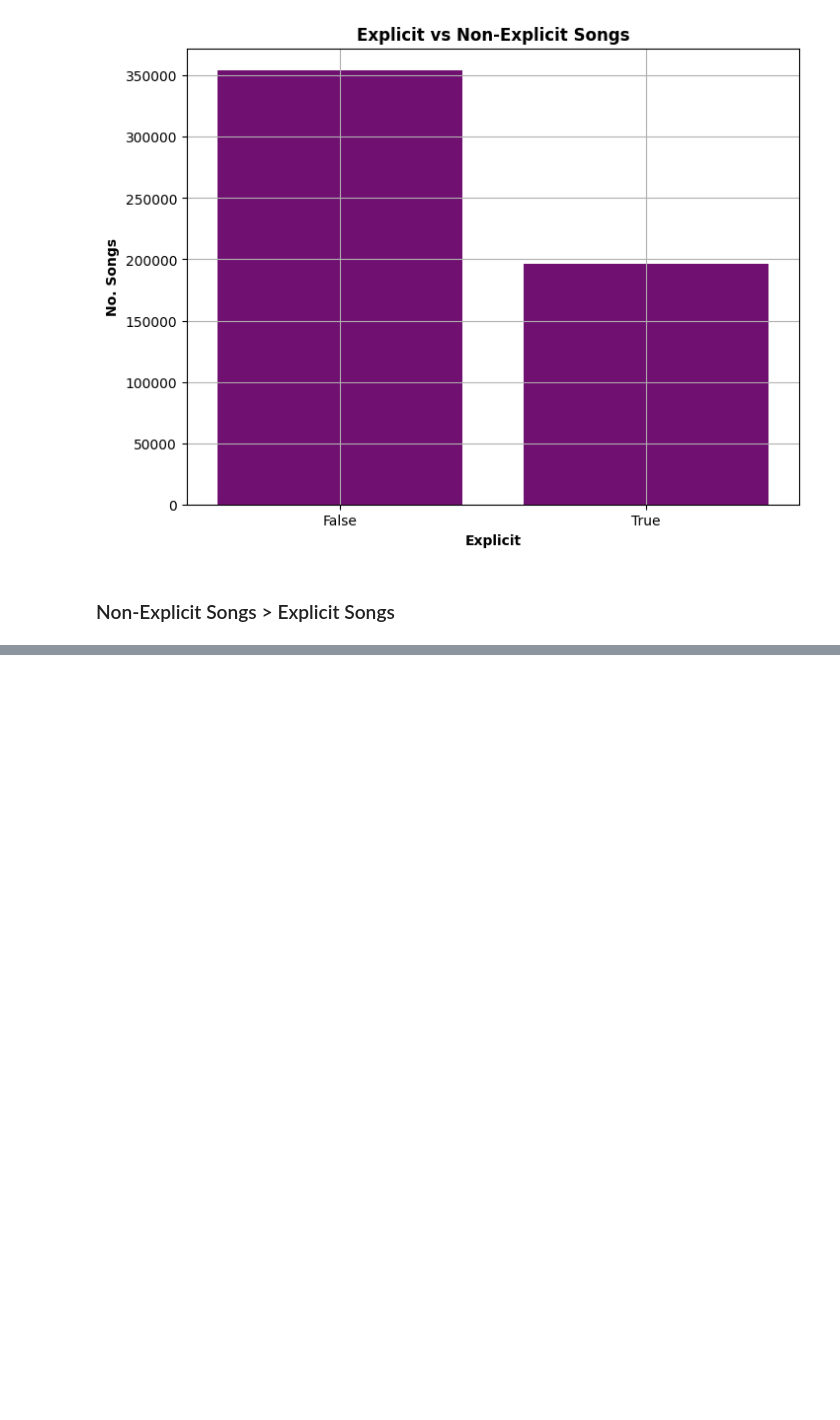
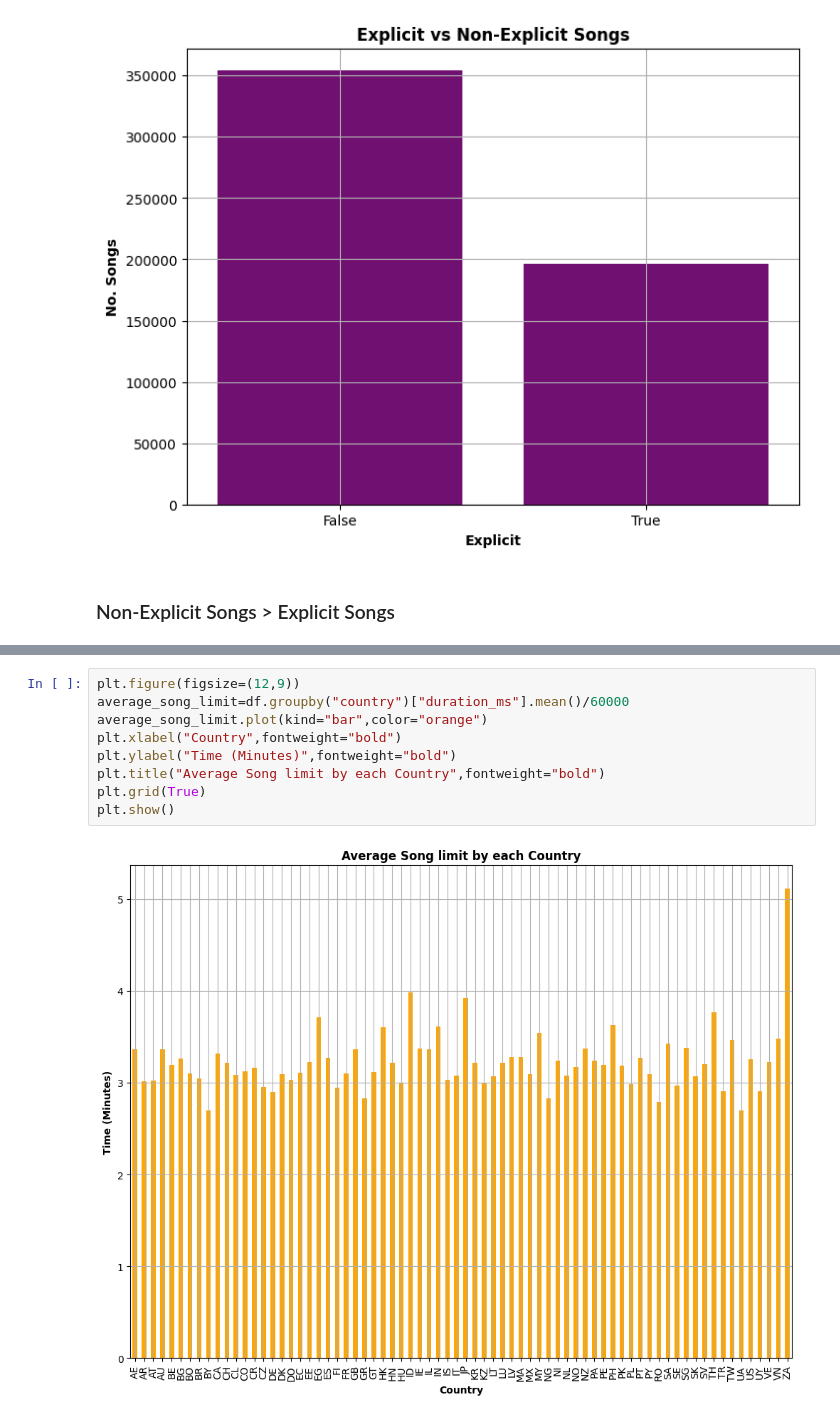
Before and after one commit to ayushsiloiya619/Spotify-Song-Analysis, a Jupyter notebook: Spotify_Analysis.ipynb, the cells around one changed output, grey strips where cells are left out. Cells and saved outputs as stored; diff of their text form; blank space fills up the shorter version.

```diff
--- a/Spotify_Analysis.ipynb
+++ b/Spotify_Analysis.ipynb
@@ -359,0 +360,11 @@ plt.show()
+# %%
+plt.figure(figsize=(12,9))
+average_song_limit=df.groupby("country")["duration_ms"].mean()/60000
+average_song_limit.plot(kind="bar",color="orange")
+plt.xlabel("Country",fontweight="bold")
+plt.ylabel("Time (Minutes)",fontweight="bold")
+plt.title("Average Song limit by each Country",fontweight="bold")
+plt.grid(True)
+plt.show()
+# %% [output]
+[figure, added]
```
Also changed, not shown: parts of 5 cells of this notebook.
